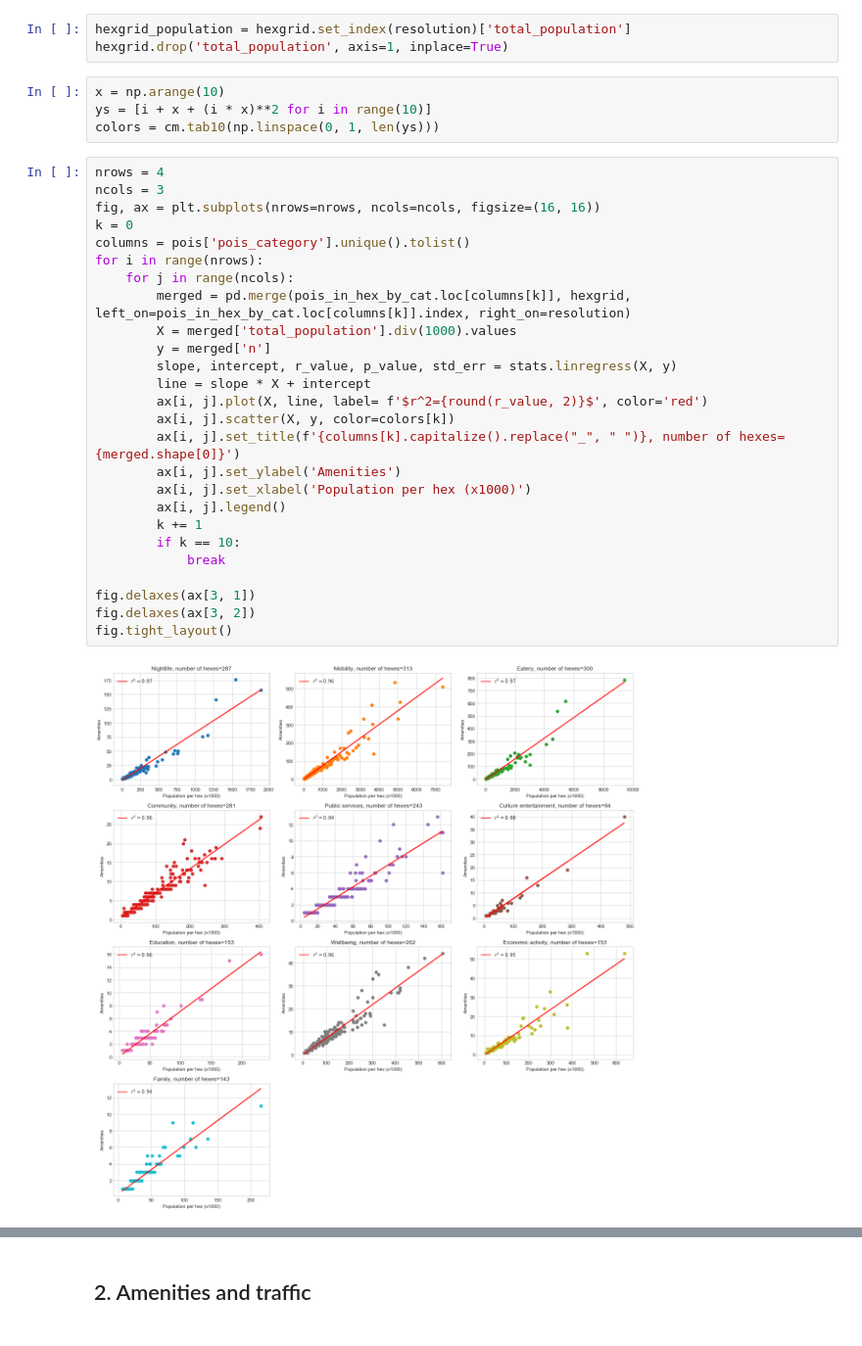
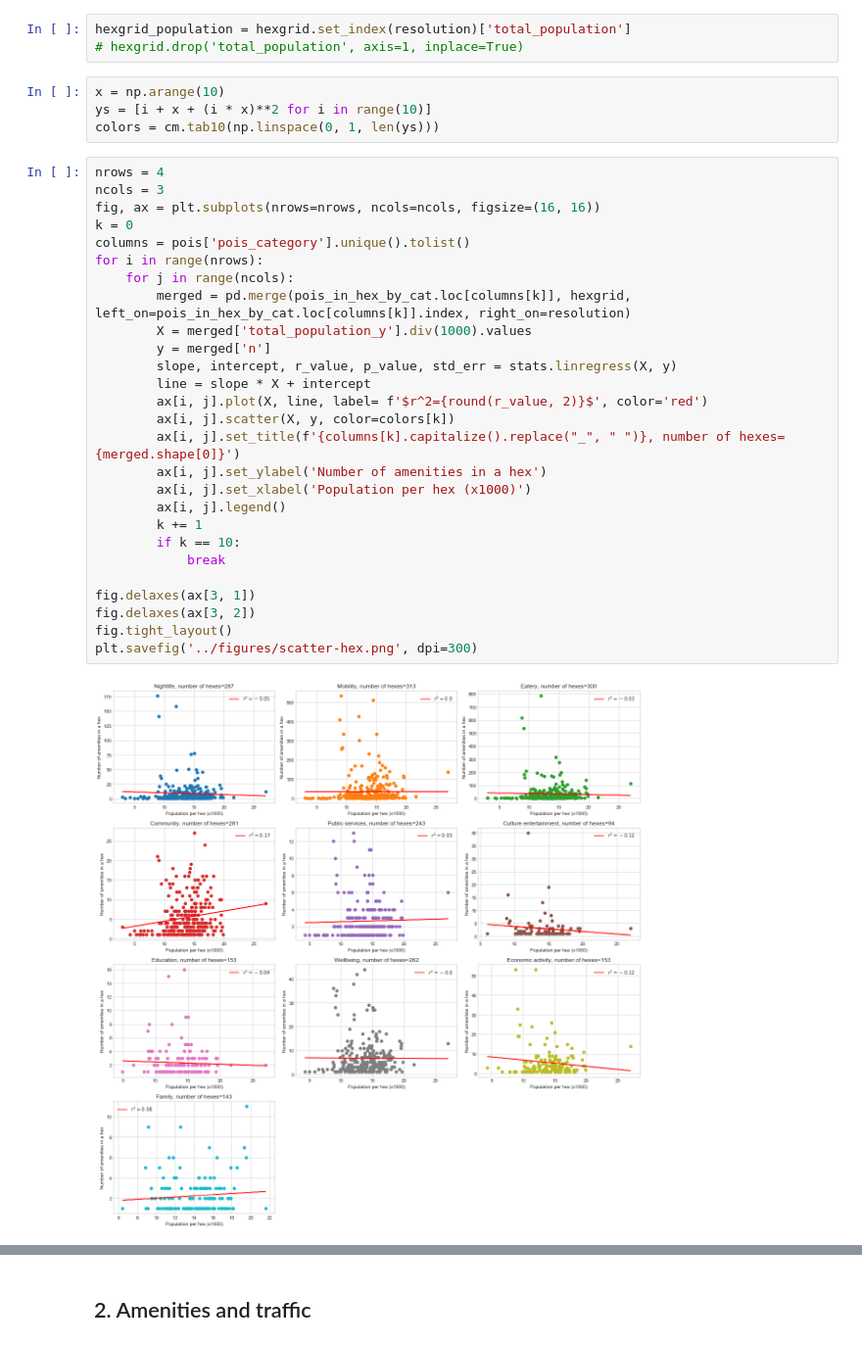
Before and after one commit to jwrap/how-london-moves, a Jupyter notebook: notebooks/2-exploratory-data-analysis.ipynb, the cells around one changed output, grey strips where cells are left out. Shown at 98% size. Drawn from its saved outputs; the diff is of its cells as text.

Commit message:
Fix hex pop values in regression & scatter plot

```diff
--- a/notebooks/2-exploratory-data-analysis.ipynb
+++ b/notebooks/2-exploratory-data-analysis.ipynb
@@ -151,7 +151,7 @@ pois_in_hex['n'] = 1
 pois_in_hex_by_cat = pois_in_hex.groupby(['pois_category', resolution]).sum()
 # %%
 hexgrid_population = hexgrid.set_index(resolution)['total_population']
-hexgrid.drop('total_population', axis=1, inplace=True)
+# hexgrid.drop('total_population', axis=1, inplace=True)
 # %%
 x = np.arange(10)
 ys = [i + x + (i * x)**2 for i in range(10)]
@@ -159,31 +159,32 @@ colors = cm.tab10(np.linspace(0, 1, len(ys)))
 # %%
 nrows = 4
 ncols = 3
 fig, ax = plt.subplots(nrows=nrows, ncols=ncols, figsize=(16, 16))
 k = 0
 columns = pois['pois_category'].unique().tolist()
 for i in range(nrows):
     for j in range(ncols):
         merged = pd.merge(pois_in_hex_by_cat.loc[columns[k]], hexgrid, left_on=pois_in_hex_by_cat.loc[columns[k]].index, right_on=resolution)
-        X = merged['total_population'].div(1000).values
+        X = merged['total_population_y'].div(1000).values
         y = merged['n']
         slope, intercept, r_value, p_value, std_err = stats.linregress(X, y)
         line = slope * X + intercept
         ax[i, j].plot(X, line, label= f'$r^2={round(r_value, 2)}$', color='red')
         ax[i, j].scatter(X, y, color=colors[k])
         ax[i, j].set_title(f'{columns[k].capitalize().replace("_", " ")}, number of hexes={merged.shape[0]}')
-        ax[i, j].set_ylabel('Amenities')
+        ax[i, j].set_ylabel('Number of amenities in a hex')
         ax[i, j].set_xlabel('Population per hex (x1000)')
         ax[i, j].legend()
         k += 1
         if k == 10:
             break
 
 fig.delaxes(ax[3, 1])
 fig.delaxes(ax[3, 2])
 fig.tight_layout()
+plt.savefig('../figures/scatter-hex.png', dpi=300)
 # %% [output]
-[figure, old version]
+[figure, new version]
 # %%
 nrows = 4
 ncols = 3
```
Also changed, not shown: parts of 10 cells of this notebook.
